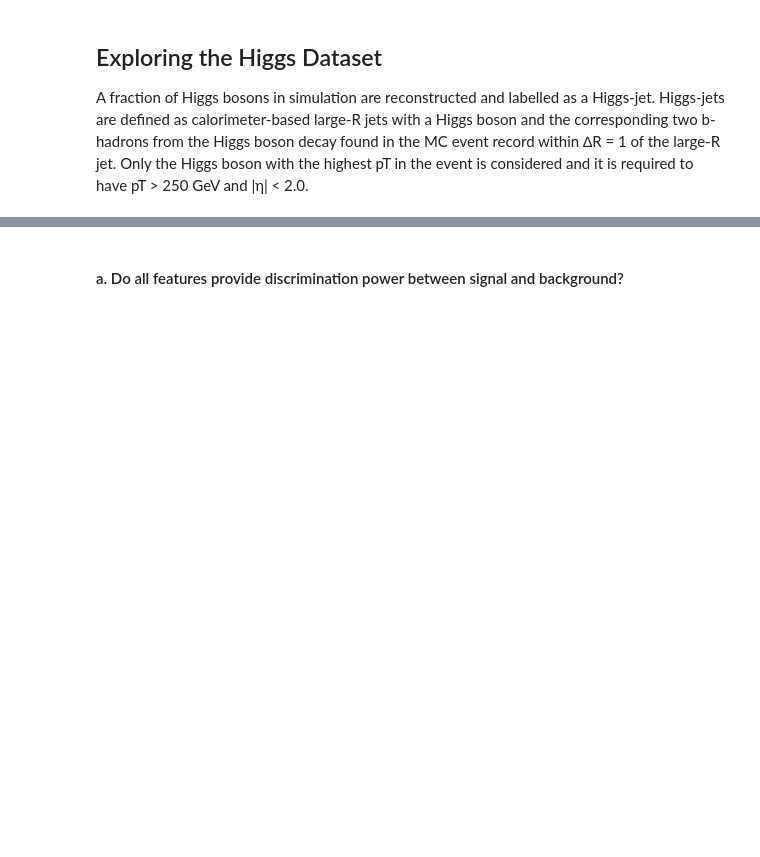
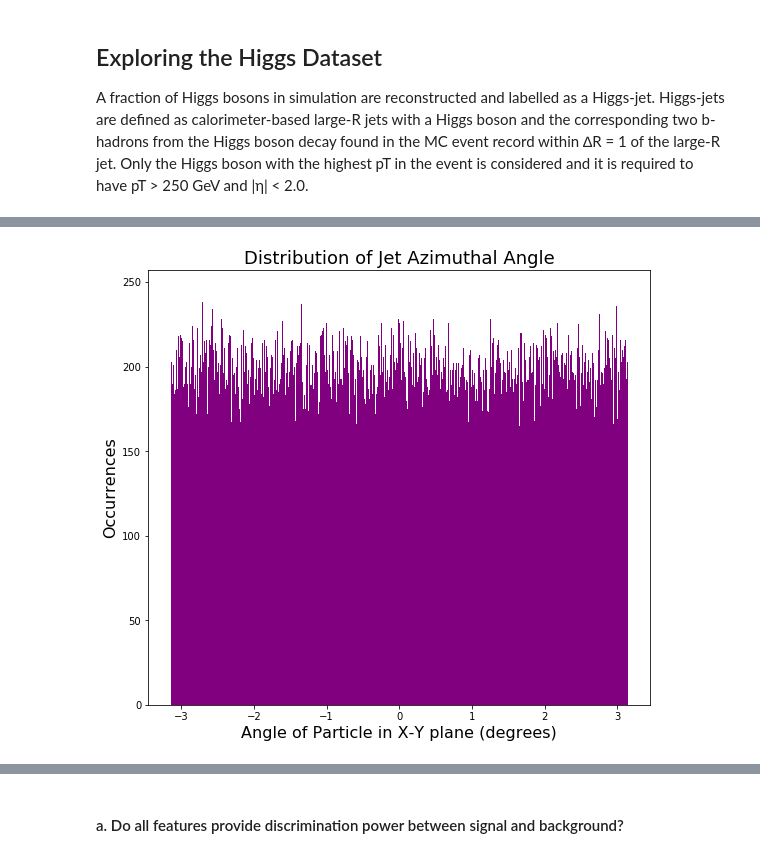
Before and after one commit to IgorBanin/Phys434, a Jupyter notebook: lab5.ipynb, the cells around one changed output, grey strips where cells are left out. Saved outputs shown, nothing was run; the diff lists cells and outputs as text; code cells hidden in the pictures; blank space fills up the shorter version.

```diff
--- a/lab5.ipynb
+++ b/lab5.ipynb
@@ -114,0 +111,14 @@ plt.show()
+# %%
+#phi - The azimuthal angle responsible for the angle of the particle in x-y plane.
+
+plt.rcParams["figure.figsize"] = (9,8)
+
+bins = 500
+plt.hist(higgs['phi'][:], bins, color = 'purple', histtype = 'bar')
+
+plt.xlabel('Angle of Particle in X-Y plane (degrees)', fontsize=16)
+plt.ylabel('Occurrences', fontsize=16)
+plt.title('Distribution of Jet Azimuthal Angle', fontsize=18)
+plt.show()
+# %% [output]
+[figure, added]
```
Also changed, not shown: parts of 22 cells of this notebook.
